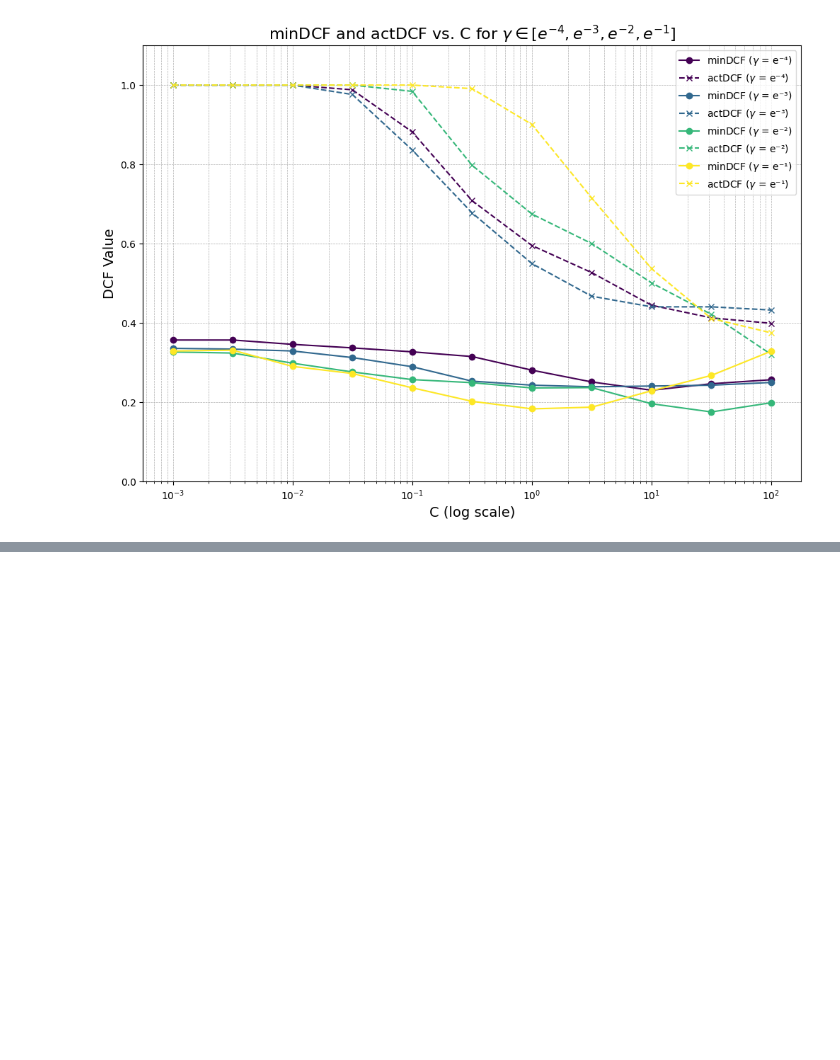
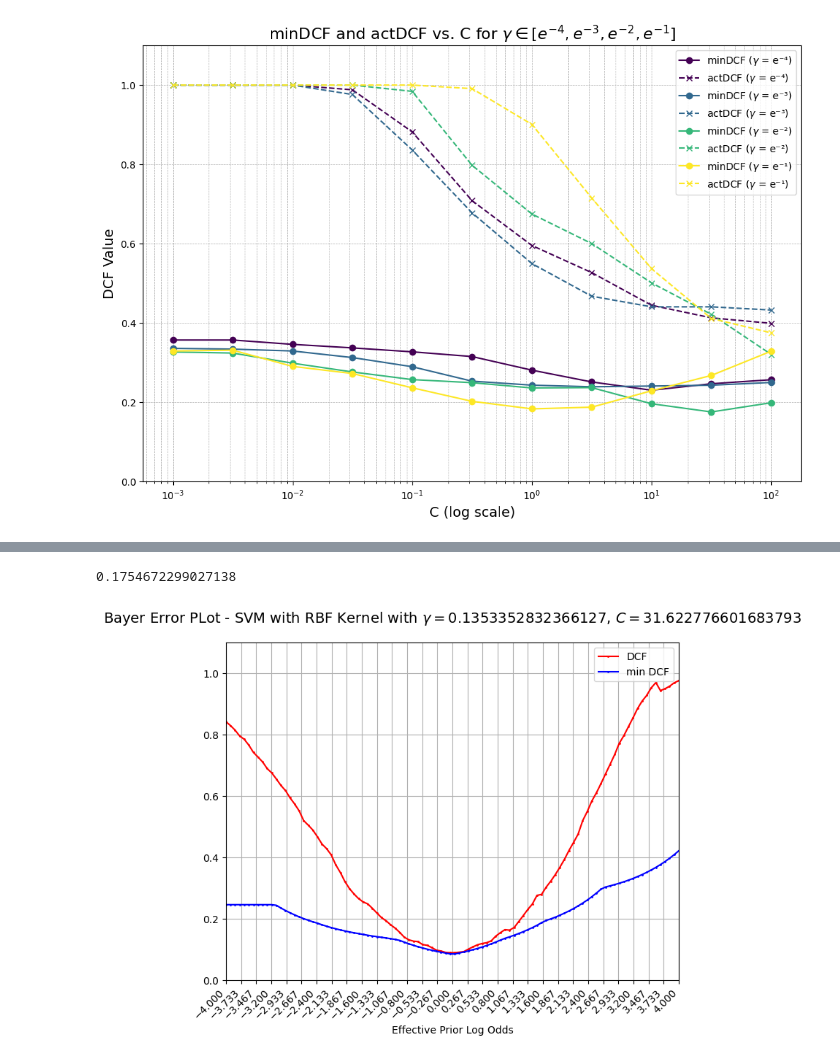
Before and after one commit to RiccardoRevalor/Fingerprint_Spoofing_Detection, a Jupyter notebook: 4_SVM.ipynb, the cells around one changed output, grey strips where cells are left out. Saved outputs shown, nothing was run; the diff lists cells and outputs as text; code cells hidden in the pictures; blank space fills up the shorter version.

```diff
--- a/4_SVM.ipynb
+++ b/4_SVM.ipynb
@@ -176,7 +176,7 @@ def train_single_svm_kernel(C_test, K_test, DTR, LTR, DVAL, LVAL, appPriorTrue,
     print(f"Training SVM with C = {C_test:.5f}...")
 
     #real SVM training function
-    bestAlpha_hat, minDCF, DCF, errorRate, primal_loss, dual_loss, dualitygap = SVM_nonlinear.fit_SVM_Kernel_SoftMargin(
+    bestAlpha_hat, minDCF, DCF, errorRate, primal_loss, dual_loss, dualitygap, _ = SVM_nonlinear.fit_SVM_Kernel_SoftMargin(
         DTR, LTR, DVAL, LVAL, C_test, kernel, K_test, appPriorTrue)
     print(f"Tested SVM_Kernel_SoftMargin with K = {K_test}, minDCF = {minDCF}, DCF = {DCF}, errorRate = {errorRate}")
 
@@ -274,14 +278,14 @@ def train_single_svm_rbf(params, DTR, LTR, DVAL, LVAL, appPriorTrue):
 
 
     #real SVM training function
-    bestAlpha, minDCF, DCF, errorRate, primal_loss, dual_loss, dualitygap = SVM_nonlinear.fit_SVM_Kernel_SoftMargin(
+    bestAlpha, minDCF, DCF, errorRate, primal_loss, dual_loss, dualitygap, scores = SVM_nonlinear.fit_SVM_Kernel_SoftMargin(
         DTR, LTR, DVAL, LVAL, C_test, kernel=kernel_func, K=K_test, appPriorTrue=appPriorTrue
     )
 
     print(f"  -> Completed gamma: {gamma_test:.2e}, C: {C_test:.2e}), minDCF: {minDCF:.4f}")
 
 
-    return gamma_test, K_test, C_test, minDCF, DCF, errorRate, primal_loss, dual_loss, dualitygap
+    return gamma_test, K_test, C_test, minDCF, DCF, errorRate, primal_loss, dual_loss, dualitygap, scores
 
 
 C_values = np.logspace(-3, 2, 11)
@@ -303,9 +307,10 @@ results = Parallel(n_jobs=-1, verbose=10)(
 )
 
 
+
 unpacked_results = zip(*results)
 gamma_table, K_table, C_table, minDCF_table, DCFs_table, errorRate_table, \
-primal_loss_table, dual_loss_table, dualitygap_table = unpacked_results
+primal_loss_table, dual_loss_table, dualitygap_table, scoresList = unpacked_results
 
 table_data = []
 for i in range(len(C_table)):
@@ -391,0 +401,22 @@ plt.show()
+# %%
+minDCF_table[31]
+# %% [output]
+0.1754672299027138
+# %%
+from decisionModelsEvaluation import plotBayesErrorPlots
+
+#find min DCF and corresponding score
+minDCF_index = np.argmin(minDCF_table)
+scores_best = scoresList[minDCF_index]
+gamma_best = gamma_table[minDCF_index]
+C_best = C_table[minDCF_index]
+
+def SVM_BayesErrorPlot(scores, LVAL, effPriorLogOdds, title):
+
+    plotBayesErrorPlots(effPriorLogOdds, scores, LVAL, title=title)
+
+
+
+SVM_BayesErrorPlot(scores_best, LVAL, np.linspace(-4, 4, 100), f"Bayer Error Plot - SVM with RBF Kernel with $\gamma = {gamma_best}$, $C = {C_best}$")
+# %% [output]
+[figure, added]
```
Also changed, not shown: parts of 4 cells of this notebook, 7 other files.
